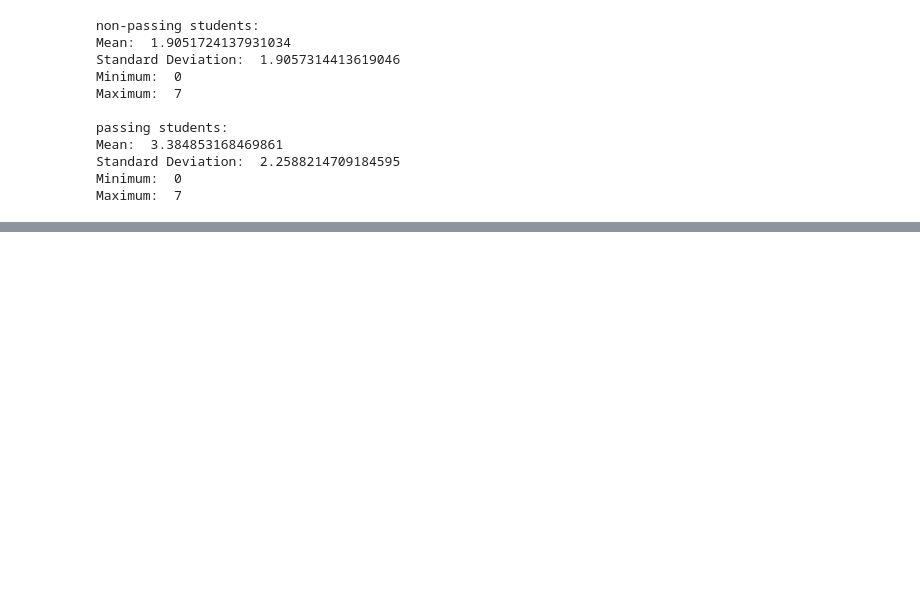
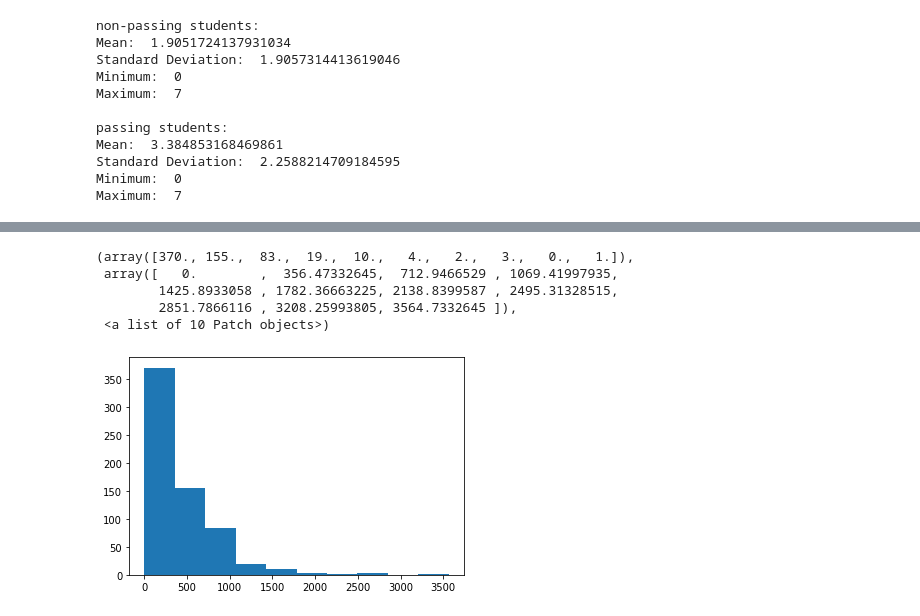
Before and after one commit to palash04/Artificial-Intelligence, a Jupyter notebook: Data_Analysis/DataProcess.ipynb, the cells around one changed output, grey strips where cells are left out. Drawn from its saved outputs; the diff is of its cells as text; code cells hidden in the pictures; blank space fills up the shorter version.

```diff
--- a/Data_Analysis/DataProcess.ipynb
+++ b/Data_Analysis/DataProcess.ipynb
@@ -586,0 +616,9 @@ Maximum:  7
+# %%
+plt.hist(list(passing_minutes.values()))
+# %% [output]
+(array([370., 155.,  83.,  19.,  10.,   4.,   2.,   3.,   0.,   1.]),
+ array([   0.        ,  356.47332645,  712.9466529 , 1069.41997935,
+        1425.8933058 , 1782.36663225, 2138.8399587 , 2495.31328515,
+        2851.7866116 , 3208.25993805, 3564.7332645 ]),
+ <a list of 10 Patch objects>)
+[figure, added]
```
Also changed, not shown: parts of 15 cells of this notebook.
